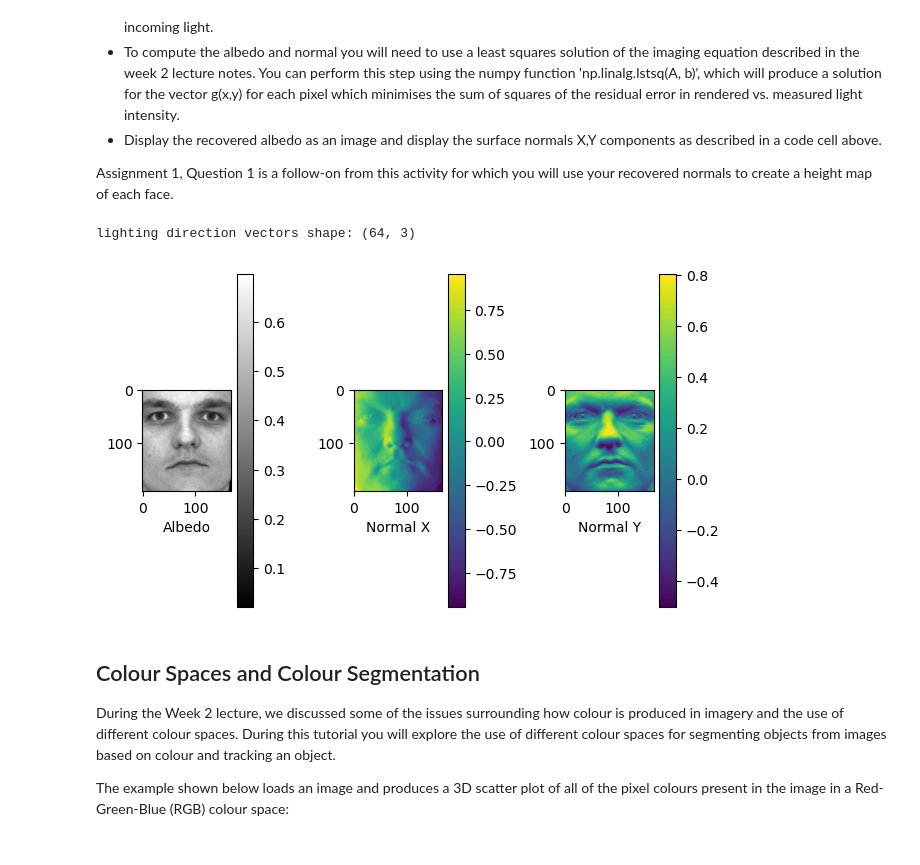
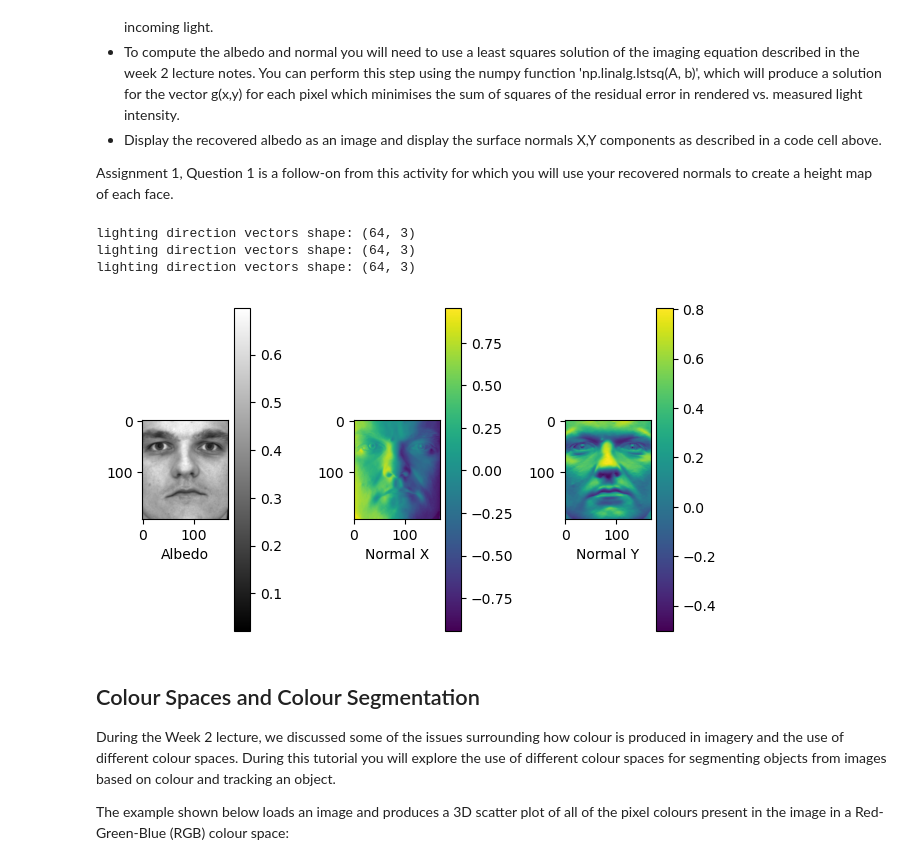
Before and after one commit to AmelineA2003/AMME5710, a Jupyter notebook: Tutorials/AMME5710_week2_tutorial.ipynb, the cells around one changed output. Saved outputs shown, nothing was run; the diff lists cells and outputs as text; code cells hidden in the pictures.

```diff
--- a/Tutorials/AMME5710_week2_tutorial.ipynb
+++ b/Tutorials/AMME5710_week2_tutorial.ipynb
@@ -224,34 +224,38 @@ def find_albedo_normals(image_path, light_directions_path):
     plt.xlabel('Albedo')
 
     plt.subplot(132)
     plt.imshow(normals[:,:,0])
     plt.colorbar()
     plt.xlabel('Normal X')
 
     plt.subplot(133)
     plt.imshow(normals[:,:,1])
     plt.colorbar()
     plt.xlabel('Normal Y')
 
     plt.tight_layout()
 
 
 # Paths to data for datasets
 image02_path = 'yale_face_data/image_dir_B02'
 light02_directions_path = 'yale_face_data/light_dirB02.pkl'
 
 image05_path = 'yale_face_data/image_dir_B05'
 light05_directions_path = 'yale_face_data/light_dirB05.pkl'
 
 image07_path = 'yale_face_data/image_dir_B07'
 light07_directions_path = 'yale_face_data/light_dirB07.pkl'
 
 
 # Call function
+find_albedo_normals(image02_path, light02_directions_path)
+find_albedo_normals(image05_path, light05_directions_path)
 find_albedo_normals(image07_path, light07_directions_path)
 # %% [output]
 lighting direction vectors shape: (64, 3)
+lighting direction vectors shape: (64, 3)
+lighting direction vectors shape: (64, 3)
-[figure, old version]
+[figure, new version]
 # %% [markdown]
 ## Colour Spaces and Colour Segmentation
 During the Week 2 lecture, we discussed some of the issues surrounding how colour is produced in imagery and the use of different colour spaces. During this tutorial you will explore the use of different colour spaces for segmenting objects from images based on colour and tracking an object.
```
Also changed, not shown: parts of 2 cells of this notebook.
